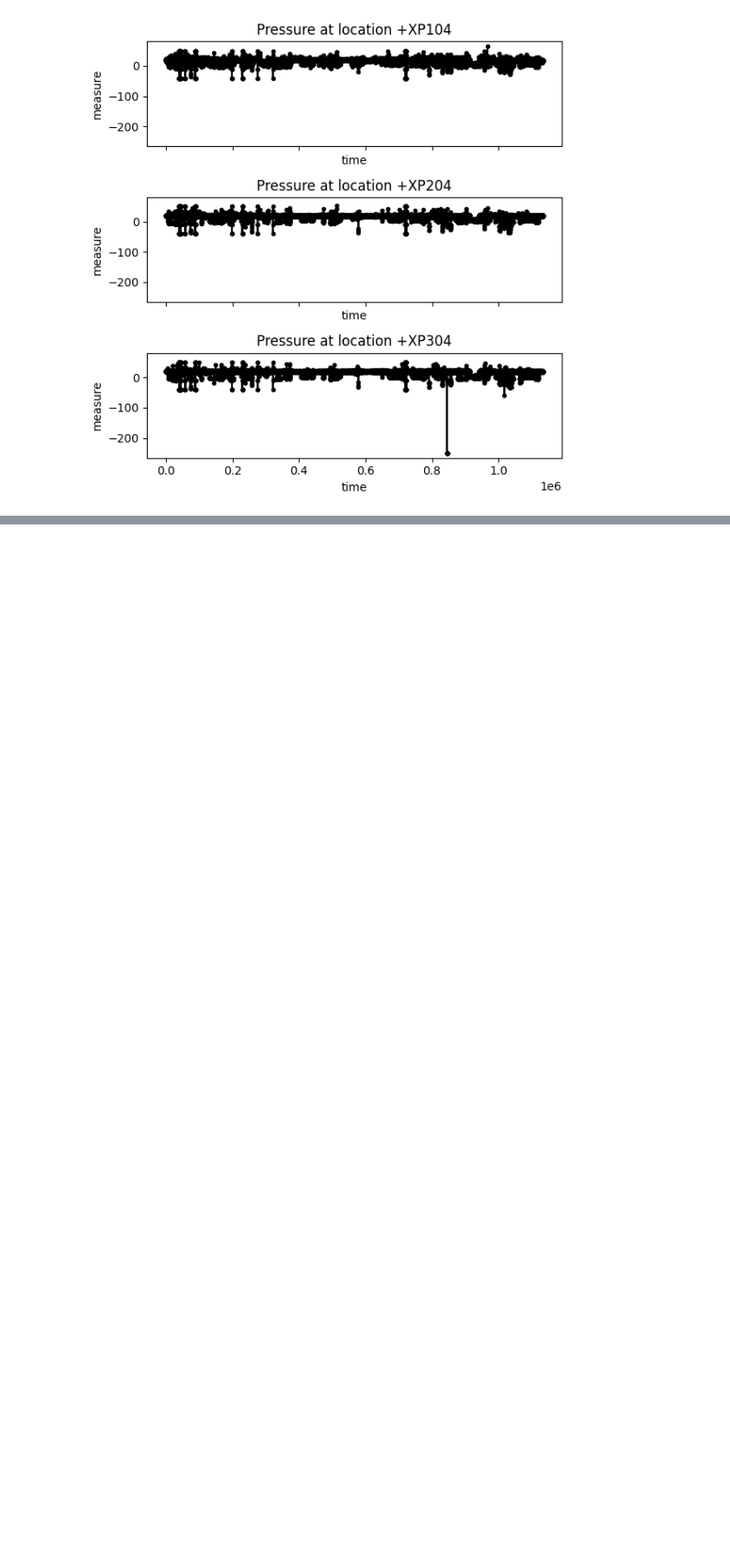
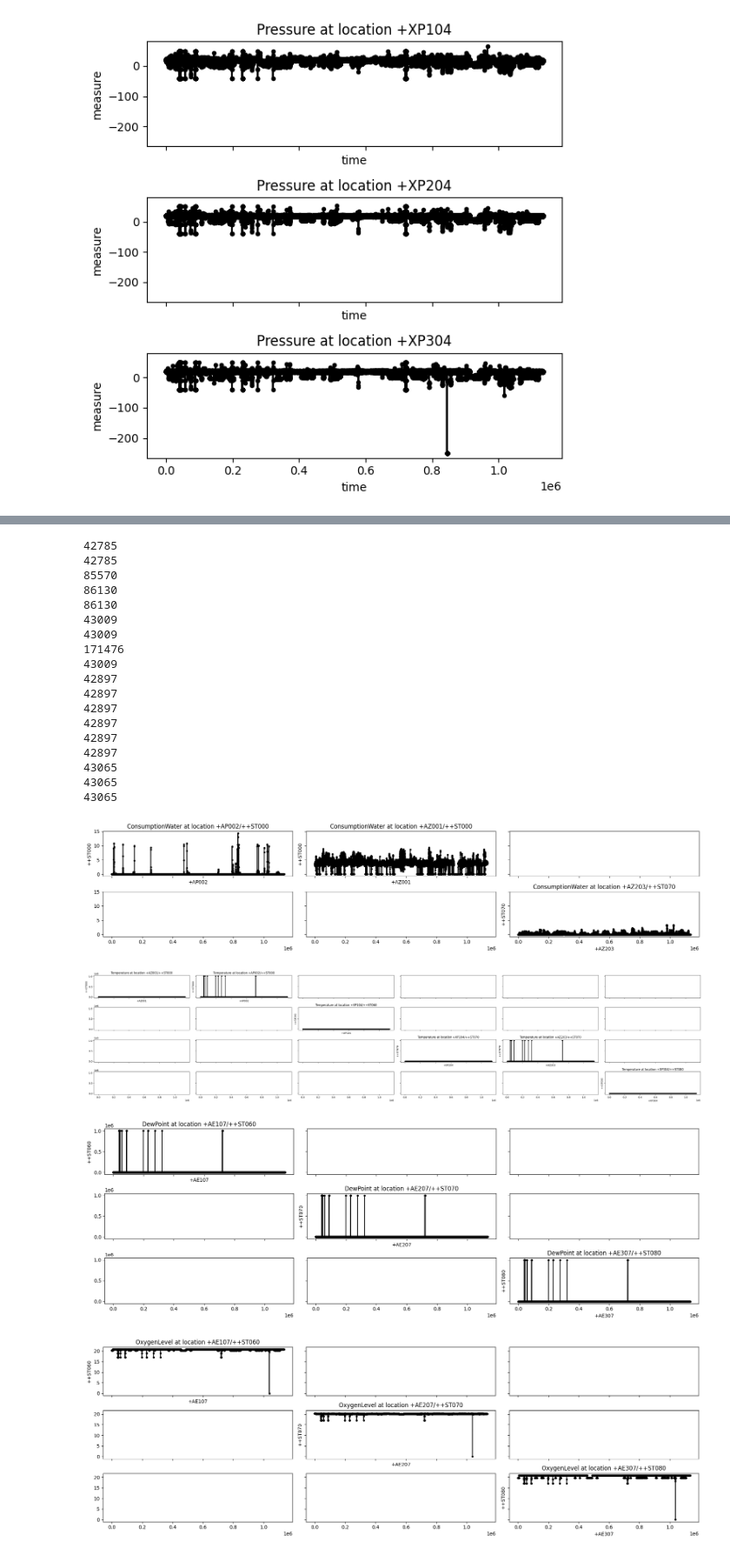
Before and after one commit to mckoh/dryroom-project, a Jupyter notebook: data_analysis.ipynb, the cells around one changed output, grey strips where cells are left out. Shown at 87% size. Cells and saved outputs as stored; diff of their text form; code cells hidden in the pictures; blank space fills up the shorter version.

Commit message:
finished plotting

```diff
--- a/data_analysis.ipynb
+++ b/data_analysis.ipynb
@@ -107,0 +133,2 @@ for channel in data.sensor_type.unique():
+# %%
+data["location_merge"] = data["errection_location"] + data["installation_location"]
@@ -107,0 +141,56 @@ for channel in data.sensor_type.unique():
+# %%
+for channel in data.sensor_type.unique():
+
+    _data = data.loc[data.sensor_type==channel]
+    rows = len(_data["errection_location"].unique())
+    cols = len(_data["installation_location"].unique())
+
+    # Check if its actually a log channel
+    if rows > 1:
+
+        r, c = 0, 0
+        fig, ax = plt.subplots(ncols=cols, nrows=rows, figsize=(6*cols,2*rows), sharex=True, sharey=True)
+
+        for e_loc in _data["errection_location"].unique():
+            e_data = _data.loc[_data["errection_location"]==e_loc]
+
+            for i_loc in e_data["installation_location"].unique():
+                i_data = e_data.loc[e_data["installation_location"]==i_loc]
+
+                if len(i_data.measured_value.values) > 0:
+                    ax[r, c].plot(i_data.measured_value, ".-", color="k")
+                    ax[r, c].set_title(f"{channel} at location {i_loc}/{e_loc}")
+                    ax[r, c].set_ylabel(f"{e_loc}")
+                    ax[r, c].set_xlabel(f"{i_loc}")
+                else:
+                    print("Test")
+                    ax[r, c].axis("off")
+                c += 1
+            r += 1
+        plt.tight_layout()
+        plt.savefig(f"img/Lineplot_{channel}_with_2D_location.png")
+    else:
+        continue
+# %% [output]
+42785
+42785
+85570
+86130
+86130
+43009
+43009
+171476
+43009
+42897
+42897
+42897
+42897
+42897
+42897
+43065
+43065
+43065
+[figure, added]
+[figure, added]
+[figure, added]
+[figure, added]
```
Also changed, not shown: parts of 5 cells of this notebook.
